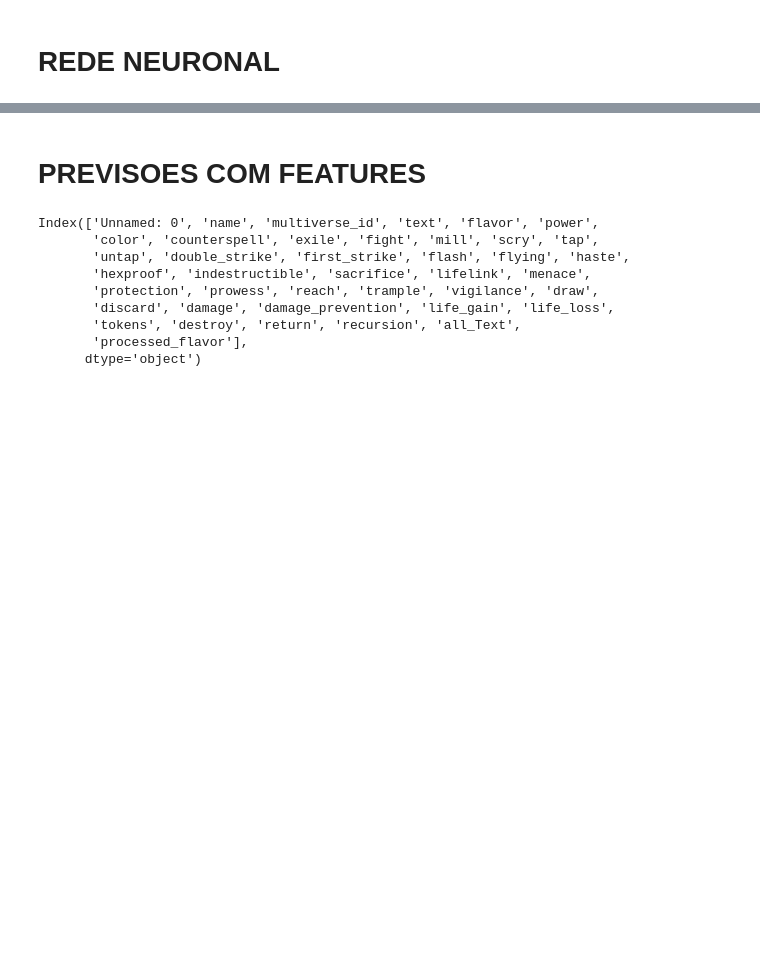
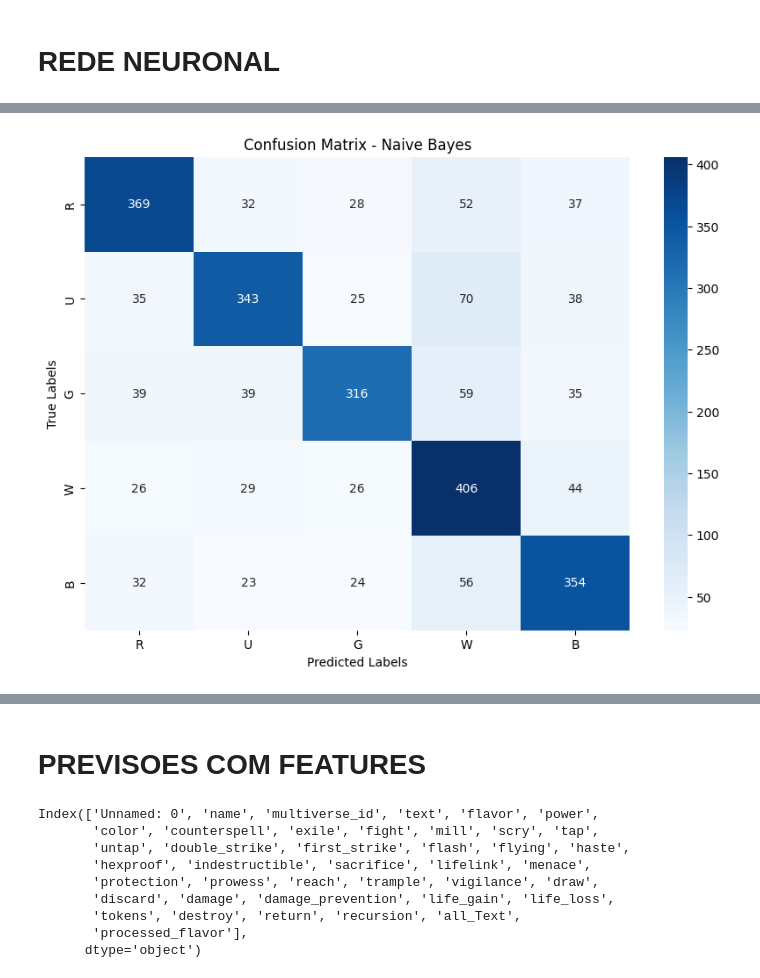
Before and after one commit to JoaoVitorFigueiredo/MagicColourAnalisis_TextMining, a Jupyter notebook: codigo_tfidf.ipynb, the cells around one changed output, grey strips where cells are left out. Saved outputs shown, nothing was run; the diff lists cells and outputs as text; code cells hidden in the pictures; blank space fills up the shorter version.

```diff
--- a/codigo_tfidf.ipynb
+++ b/codigo_tfidf.ipynb
@@ -356,11 +359,17 @@ Esta função é utilizada para **limpar o texto de regras** de cartas de *Magic
 - **Lidar com valores nulos**: Substituir valores nulos por uma string vazia.
 - **Uniformizar texto**: Converter tudo para **minúsculas** e remover espaços extras.
 # %%
-def remove_reminder_text(text):
+def remove_reminder_text_and_mana_costs(text):
     if not isinstance(text, str):
         return ""  # alguns valores nulos, cartas sem texto de regra (costumam não ser muito jogadas mas existem)
     # Remove tudo o que está entre parentesis
     # São lembretes de regra para facilitar o jogo, mas que podem referir outras mecanicas diferentes e confundir
     text_no_parentheses = re.sub(r'\(.*?\)', '', text)
+    # Remove o custo de mana de algumas habilidades ativáveis nas cartas
+    text_no_costs = re.sub(r"\{.*?\}",'',text_no_parentheses)
     # Devolve o texto em lower case
-    return text_no_parentheses.strip().lower()
+    return text_no_costs.strip().lower()
+
+df["text"] = df["text"].apply(remove_reminder_text_and_mana_costs)
+
+df["text"]
@@ -950,0 +872,82 @@ print(f'Previsões: {predicted_colors}')
+# %%
+from sklearn.neural_network import MLPClassifier
+from sklearn.metrics import confusion_matrix
+import seaborn as sns
+import matplotlib.pyplot as plt
+
+train_texts = df_train['processed_flavor'].tolist()
+train_labels = df_train['color'].tolist()
+
+test_texts = df_test['processed_flavor'].tolist()
+test_labels = df_test['color'].tolist()
+
+# Vetorização dos textos com TF-IDF
+vectorizer = CountVectorizer()
+transformer = TfidfTransformer()
+
+x_train_count = vectorizer.fit_transform(train_texts)
+x_train_tfidf = transformer.fit_transform(x_train_count)
+
+x_test_count = vectorizer.transform(test_texts)
+x_test_tfidf = transformer.transform(x_test_count)
+
+# Naive Bayes, Regressão Logística e Rede Neuronal
+y_test_predict_nb = classify_NaiveBayesian(x_train_tfidf, train_labels, x_test_tfidf)
+y_test_predict_lr = classify_Logistic(x_train_tfidf, train_labels, x_test_tfidf)
+
+# Rede Neuronal (MLP)
+mlp_model = MLPClassifier(hidden_layer_sizes=(100,), max_iter=300, random_state=42)
+mlp_model.fit(x_train_tfidf, train_labels)
+y_test_predict_mlp = mlp_model.predict(x_test_tfidf)
+
+target_names = ['R', 'U', 'G', 'W', 'B']
+
+# Calcular a Confusion Matrix para Naive Bayes, Regressão Logística e Rede Neuronal
+cm_nb = confusion_matrix(test_labels, y_test_predict_nb, labels=target_names)
+cm_lr = confusion_matrix(test_labels, y_test_predict_lr, labels=target_names)
+cm_mlp = confusion_matrix(test_labels, y_test_predict_mlp, labels=target_names)
+
+# Confusion Matrix para Naive Bayes
+plt.figure(figsize=(10, 7))
+sns.heatmap(cm_nb, annot=True, fmt='d', cmap='Blues', xticklabels=target_names, yticklabels=target_names)
+plt.title("Confusion Matrix - Naive Bayes")
+plt.xlabel("Predicted Labels")
+plt.ylabel("True Labels")
+plt.show()
+
+# Confusion Matrix para Regressão Logística
+plt.figure(figsize=(10, 7))
+sns.heatmap(cm_lr, annot=True, fmt='d', cmap='Blues', xticklabels=target_names, yticklabels=target_names)
+plt.title("Confusion Matrix - Logistic Regression")
+plt.xlabel("Predicted Labels")
+plt.ylabel("True Labels")
+plt.show()
+
+# Confusion Matrix para Rede Neuronal
+plt.figure(figsize=(10, 7))
+sns.heatmap(cm_mlp, annot=True, fmt='d', cmap='Blues', xticklabels=target_names, yticklabels=target_names)
+plt.title("Confusion Matrix - Neural Network")
+plt.xlabel("Predicted Labels")
+plt.ylabel("True Labels")
+plt.show()
+
+# Métricas de classificação para Naive Bayes, Regressão Logística e Rede Neuronal
+metrics_bow_nb = collect_classification_metrics(test_labels, y_test_predict_nb, model_name="TF-IDF + Naive Bayes", target_names=target_names)
+report_nb = evaluation(y_test_predict_nb, test_labels, target_names=target_names)
+
+metrics_bow_lr = collect_classification_metrics(test_labels, y_test_predict_lr, model_name="TF-IDF + Logistic Regression", target_names=target_names)
+report_lr = evaluation(y_test_predict_lr, test_labels, target_names=target_names)
+
+metrics_bow_mlp = collect_classification_metrics(test_labels, y_test_predict_mlp, model_name="TF-IDF + Neural Network", target_names=target_names)
+report_mlp = evaluation(y_test_predict_mlp, test_labels, target_names=target_names)
+
+print("\nNaive Bayes Classification Report:")
+print(report_nb)
+
+print("\nLogistic Regression Classification Report:")
+print(report_lr)
+
+print("\nNeural Network Classification Report:")
+print(report_mlp)
+# %% [output]
+[figure, added]
```
Also changed, not shown: parts of 24 cells of this notebook, 3 other files.
